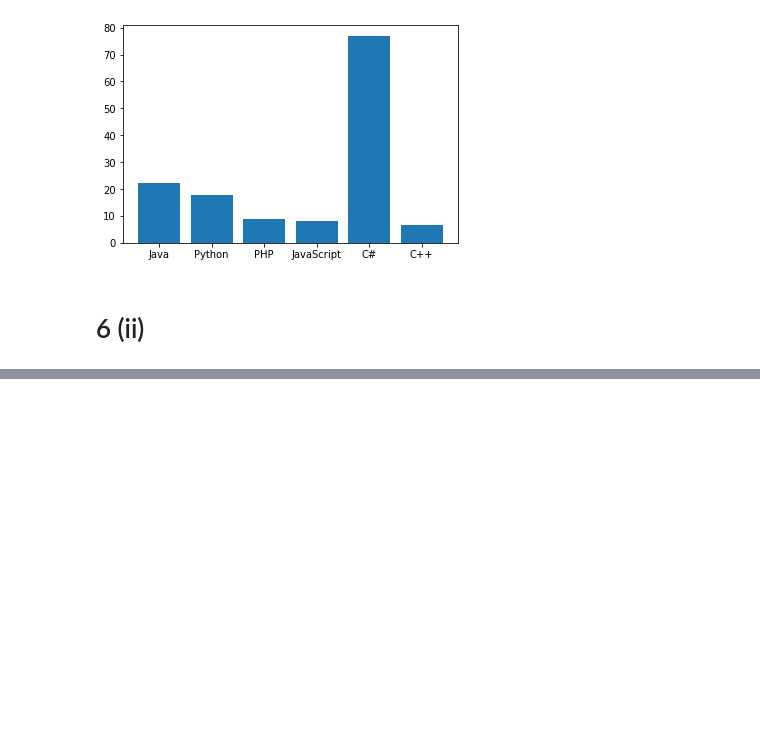
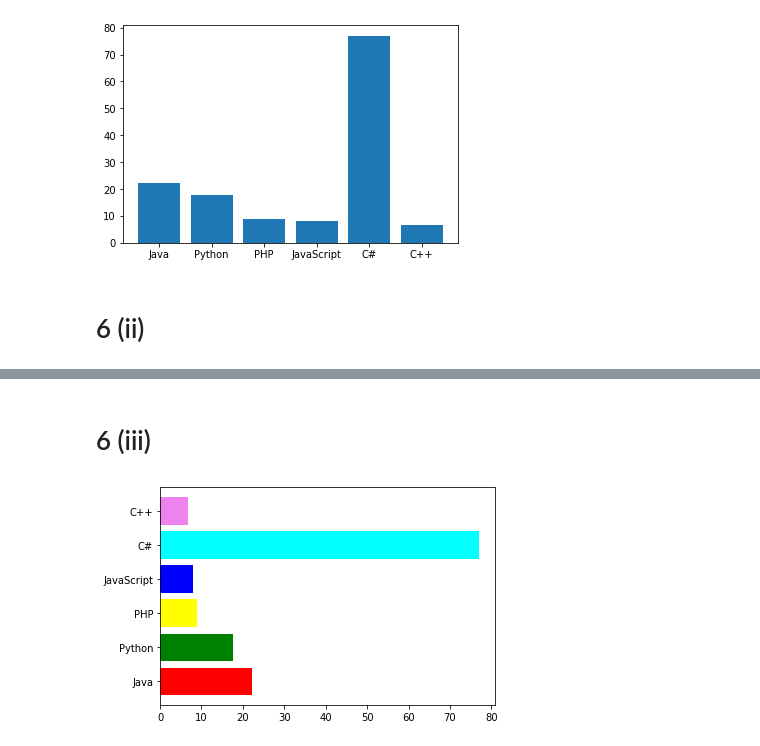
Before and after one commit to vineeth-vijayan/DS-Lab, a Jupyter notebook: Exercise3.ipynb, the cells around one changed output, grey strips where cells are left out. Saved outputs shown, nothing was run; the diff lists cells and outputs as text; code cells hidden in the pictures; blank space fills up the shorter version.

```diff
--- a/Exercise3.ipynb
+++ b/Exercise3.ipynb
@@ -93,0 +96,7 @@ plt.show()
+# %% [markdown]
+# 6 (iii)
+# %%
+plt.barh(pgmng_lang, popul,color=["red","green","yellow","blue","cyan", "violet"])
+plt.show()
+# %% [output]
+[figure, added]
```
Also changed, not shown: parts of 11 cells of this notebook.
